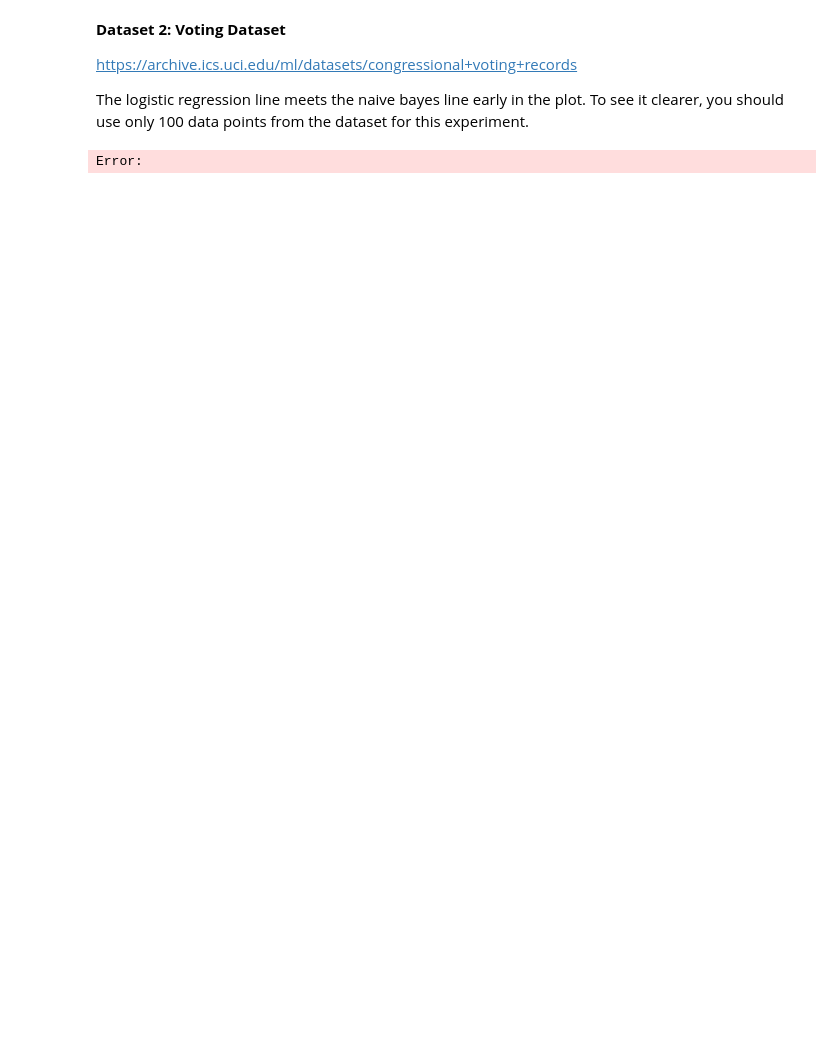
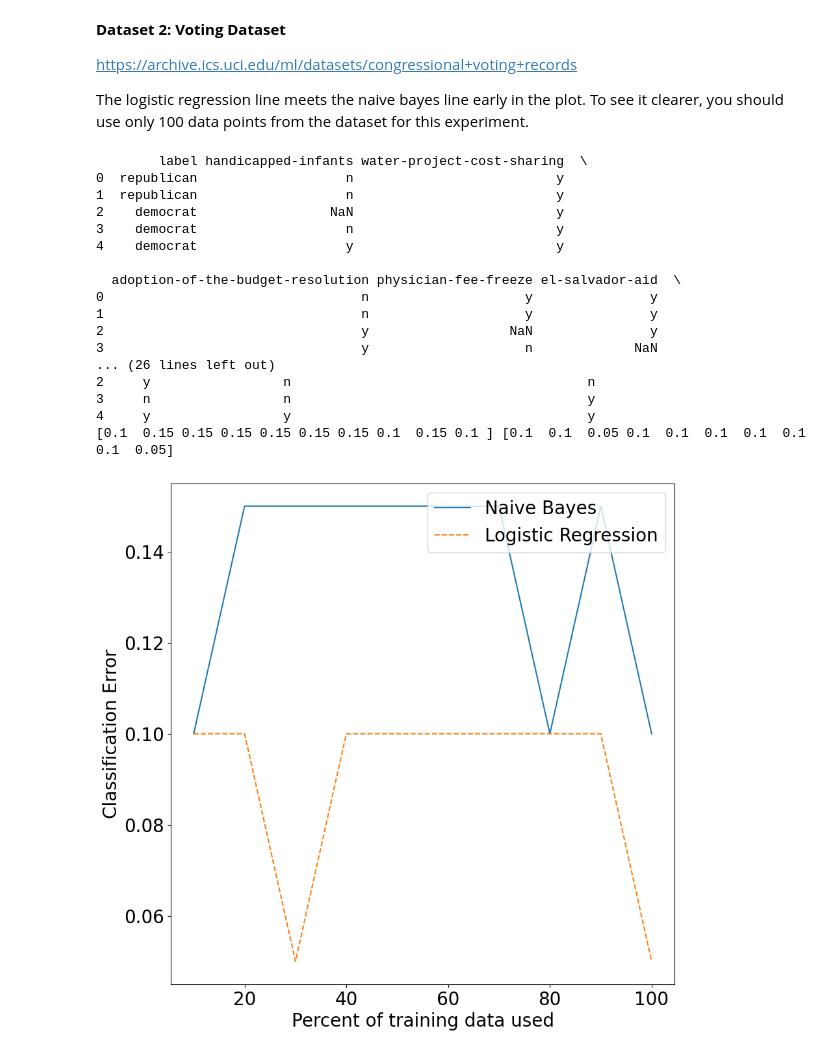
Before and after one commit to petertheprocess/FoDS_Practicals, a Jupyter notebook: Practical2_skeleton.ipynb, the cells around one changed output. Cells and saved outputs as stored; diff of their text form; code cells hidden in the pictures; blank space fills up the shorter version.

```diff
--- a/Practical2_skeleton.ipynb
+++ b/Practical2_skeleton.ipynb
@@ -145,8 +145,9 @@ class BinFeatureParam:
         ###################################################
         ##### YOUR CODE STARTS HERE #######################
         ###################################################
-        p = self._p
-        log_probability = np.array([np.log(p) if x==1 else np.log(1-p) for x in X_new])
+        p = self._p if self._p!=0 else SMALL_VALUE
+        p_opposite = 1-p if 1-p!=0 else SMALL_VALUE
+        log_probability = np.array([np.log(p) if x==1 else np.log(p_opposite) for x in X_new])
         return log_probability
         ###################################################
         ##### YOUR CODE ENDS HERE #########################
@@ -545,20 +581,47 @@ The logistic regression line meets the naive bayes line early in the plot. To se
 # %%
 # load the dataset
 # TODO: insert your code for experiments
 ###################################################
 ##### YOUR CODE STARTS HERE #######################
 ###################################################
 voting = pd.read_csv('./datasets/voting.csv')
 
 print(voting.head())
-voting.dropna()
+# drop those data points with empty feature value
+voting=voting.dropna()
 voting["label"].value_counts()
 data_mapping = {"democrat":0,"republican":1,"y":1,"n":0}
-y = voting["label"].map(data_mapping)
+# map those lable/feature to binary value suitable for model fit and predict
+y = voting["label"].map(data_mapping).to_numpy()
 X=np.array([voting[voting.columns[i]].map(data_mapping) for i in range(1,len(voting.columns)) ]).transpose()
-print(X.shape,y.shape)
+# print(X[:10])
+# print(y[:10])
+nbc_voting = NBC(feature_types=['b']*16)
+lr_voting = LogisticRegression(solver='liblinear')
+
+# choose the first 100 data points as the dataset
+tst_errs_nbc, tst_errs_lr = compareNBCvsLR(nbc_voting,lr_voting,X[0:100],y[0:100],num_runs=1000)
+print(tst_errs_nbc, tst_errs_lr)
+makePlot(tst_errs_nbc,tst_errs_lr)
 ###################################################
 ##### YOUR CODE ENDS HERE #########################
 ###################################################
 # %% [output]
-Error:
+        label handicapped-infants water-project-cost-sharing  \
+0  republican                   n                          y
+1  republican                   n                          y
+2    democrat                 NaN                          y
+3    democrat                   n                          y
+4    democrat                   y                          y
+
+  adoption-of-the-budget-resolution physician-fee-freeze el-salvador-aid  \
+0                                 n                    y               y
+1                                 n                    y               y
+2                                 y                  NaN               y
+3                                 y                    n             NaN
+... (26 lines left out)
+2     y                 n                                      n
+3     n                 n                                      y
+4     y                 y                                      y
+[0.1  0.15 0.15 0.15 0.15 0.15 0.15 0.1  0.15 0.1 ] [0.1  0.1  0.05 0.1  0.1  0.1  0.1  0.1  0.1  0.05]
+[figure, added]
```
Also changed, not shown: parts of 6 cells of this notebook, 2 other files.
